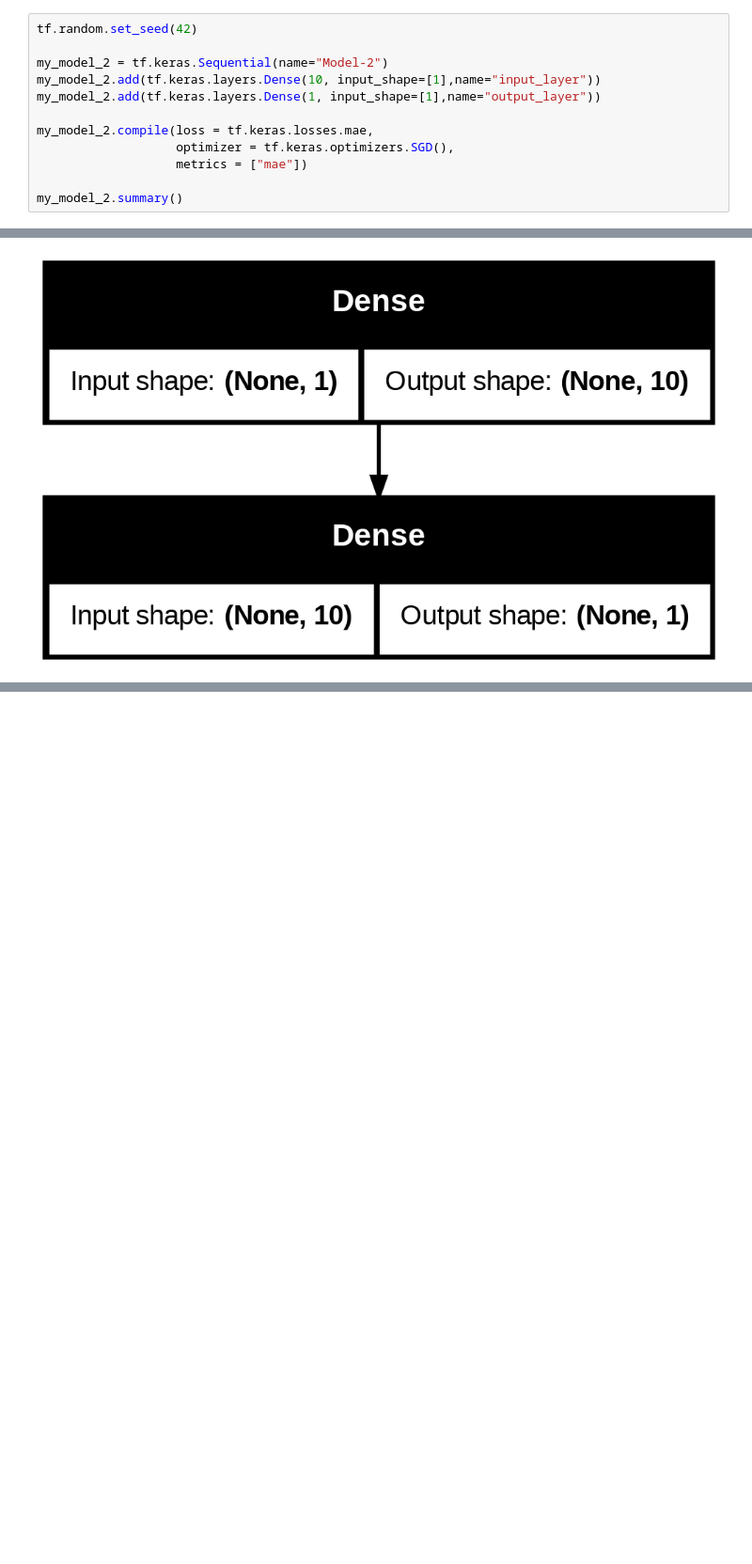
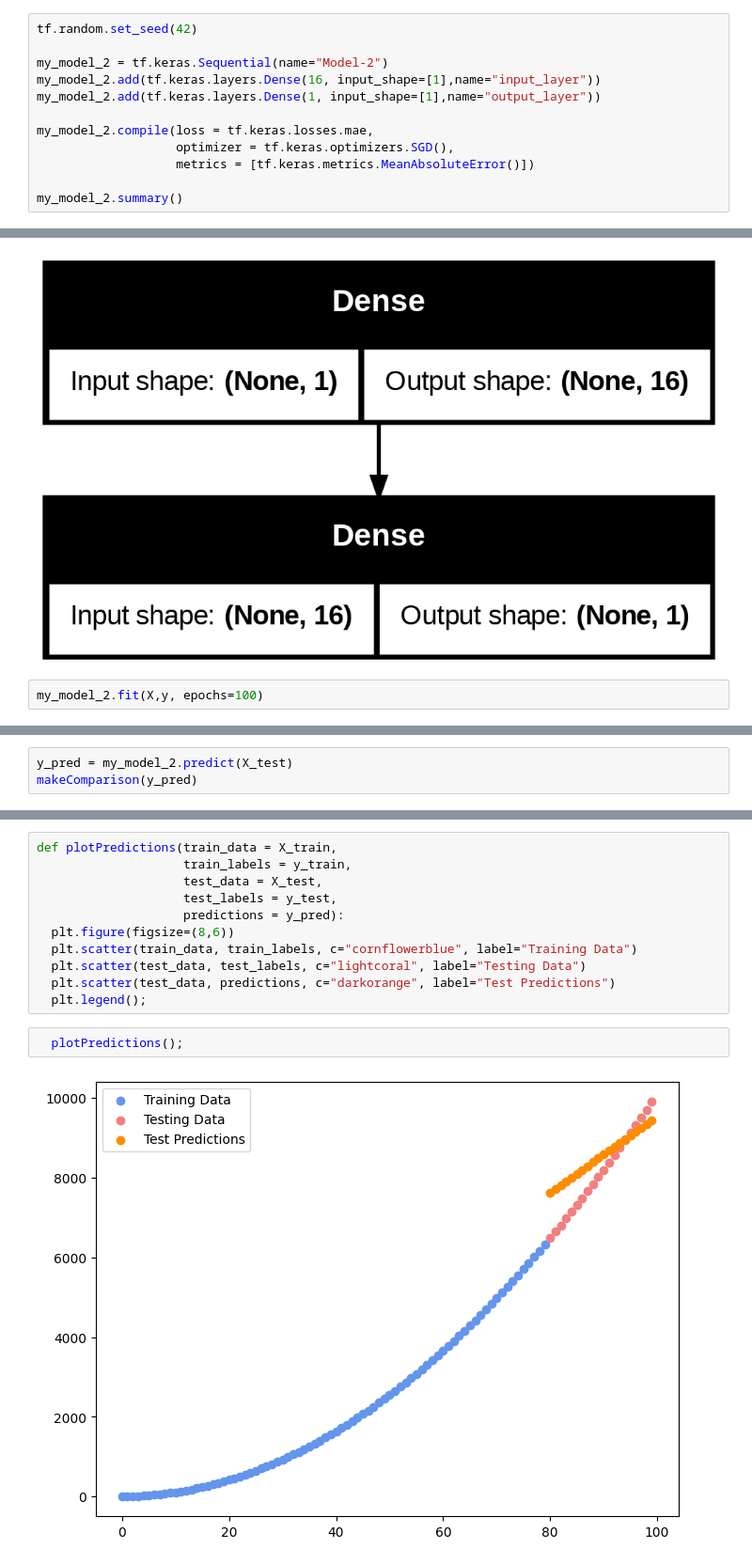
Before and after one commit to Iftikhar-Shams-Niloy/TensorFlow-Cookbook, a Jupyter notebook: 2_Regression_with_TensorFlow_Neural_Network.ipynb, the cells around one changed output, grey strips where cells are left out. Shown: that part at 94% size. Cells and saved outputs as stored; diff of their text form; blank space fills up the shorter version.

Commit message:
2no. notebook has been updated. Model-3 has been added for experimental purposes.

```diff
--- a/2_Regression_with_TensorFlow_Neural_Network.ipynb
+++ b/2_Regression_with_TensorFlow_Neural_Network.ipynb
@@ -143,12 +147,12 @@ X[0], y[0]
 tf.random.set_seed(42)
 
 my_model_2 = tf.keras.Sequential(name="Model-2")
-my_model_2.add(tf.keras.layers.Dense(10, input_shape=[1],name="input_layer"))
+my_model_2.add(tf.keras.layers.Dense(16, input_shape=[1],name="input_layer"))
 my_model_2.add(tf.keras.layers.Dense(1, input_shape=[1],name="output_layer"))
 
 my_model_2.compile(loss = tf.keras.losses.mae,
                    optimizer = tf.keras.optimizers.SGD(),
-                   metrics = ["mae"])
+                   metrics = [tf.keras.metrics.MeanAbsoluteError()])
 
 my_model_2.summary()
 # %% [output]
@@ -177,3 +181,5 @@ from tensorflow.keras.utils import plot_model
 plot_model(model=my_model_2, show_shapes=True)
 # %% [output]
 [figure]
+# %%
+my_model_2.fit(X,y, epochs=100)
@@ -179,0 +214,3 @@ plot_model(model=my_model_2, show_shapes=True)
+# %%
+y_pred = my_model_2.predict(X_test)
+makeComparison(y_pred)
@@ -179,0 +235,15 @@ plot_model(model=my_model_2, show_shapes=True)
+# %%
+def plotPredictions(train_data = X_train,
+                    train_labels = y_train,
+                    test_data = X_test,
+                    test_labels = y_test,
+                    predictions = y_pred):
+  plt.figure(figsize=(8,6))
+  plt.scatter(train_data, train_labels, c="cornflowerblue", label="Training Data")
+  plt.scatter(test_data, test_labels, c="lightcoral", label="Testing Data")
+  plt.scatter(test_data, predictions, c="darkorange", label="Test Predictions")
+  plt.legend();
+# %%
+  plotPredictions();
+# %% [output]
+[figure, added]
```
Also changed, not shown: parts of 25 cells of this notebook.
